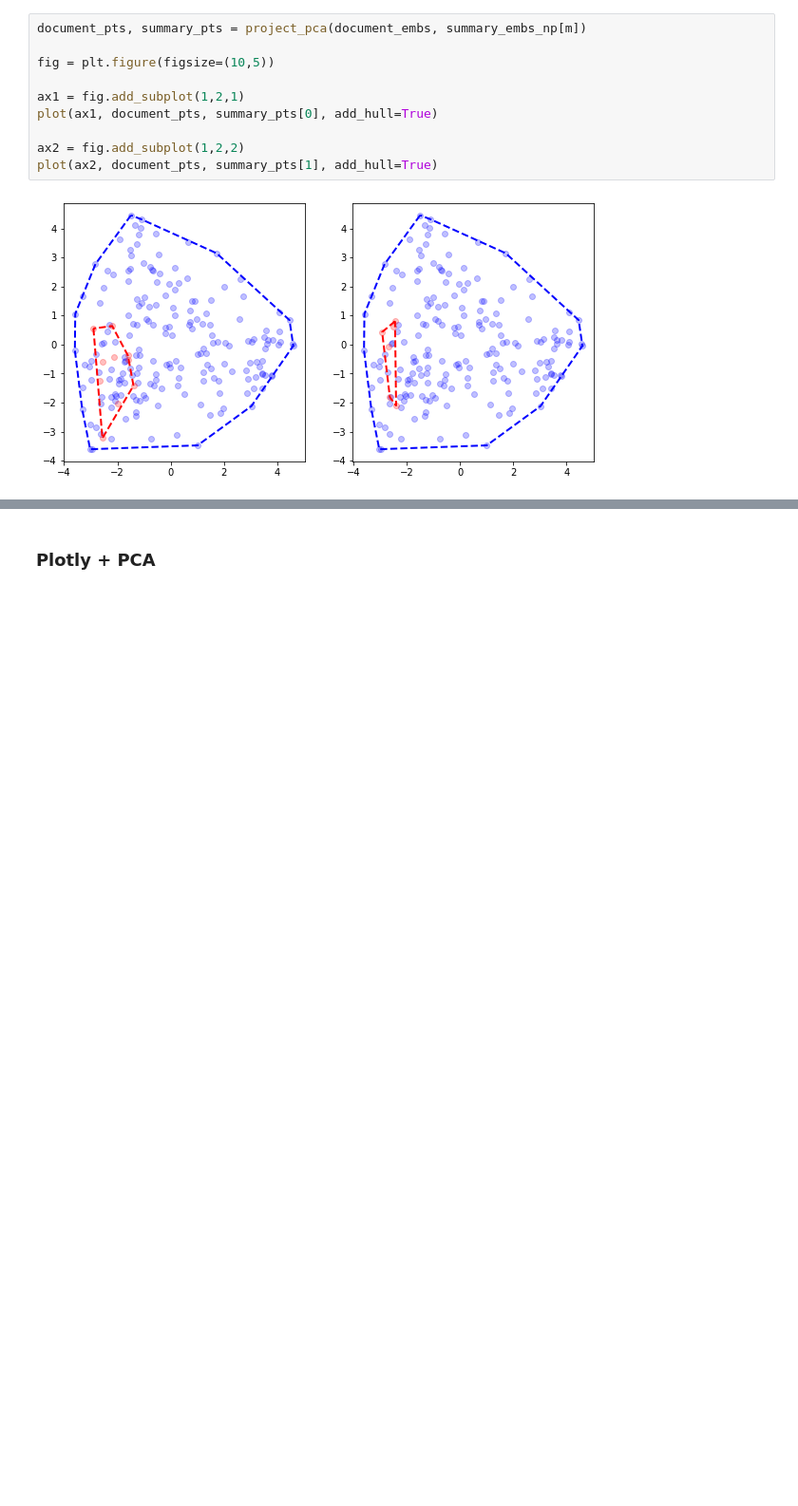
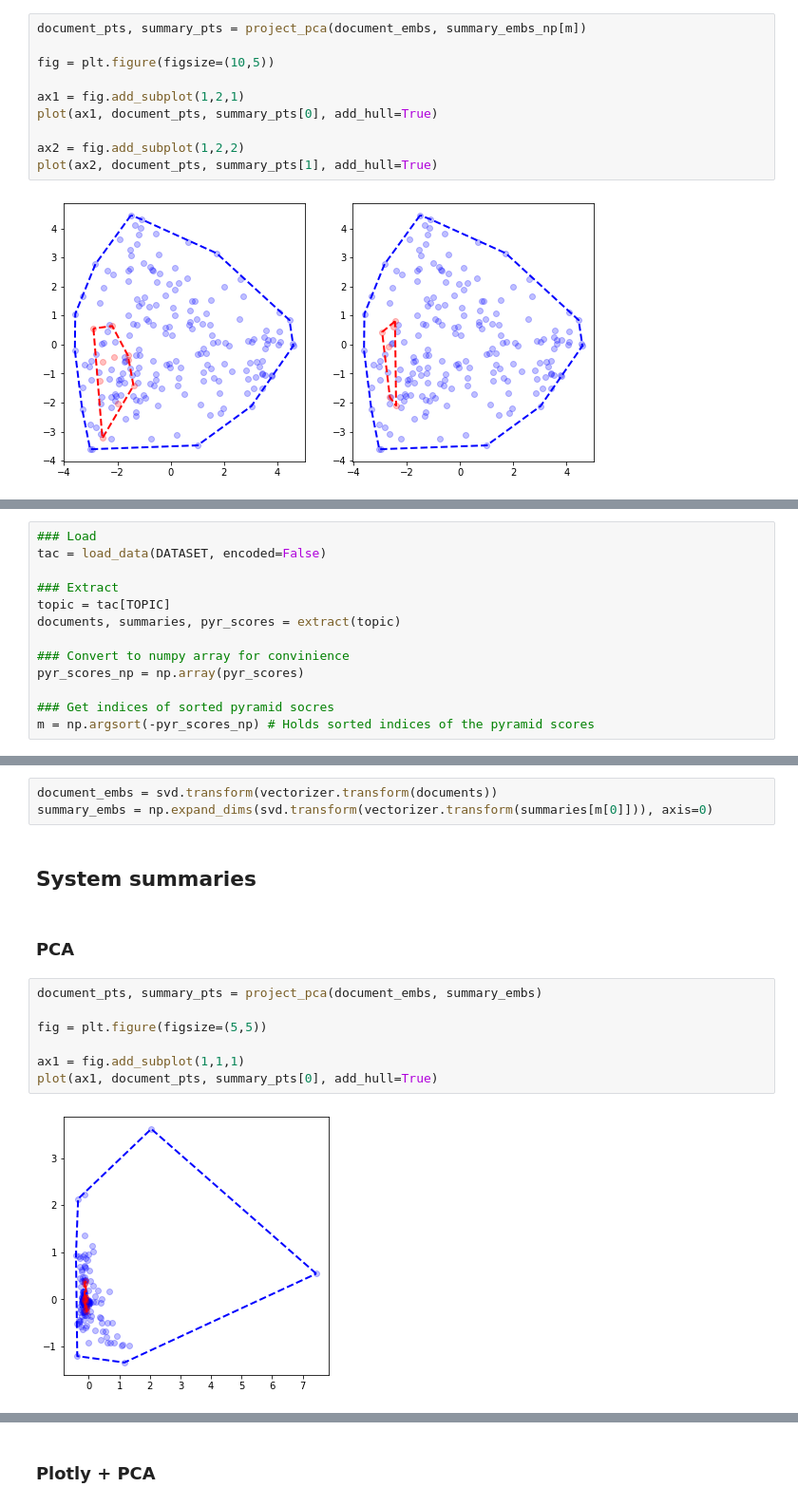
Before and after one commit to korunosk/geometry-of-text-summarization, a Jupyter notebook: main.ipynb, the cells around one changed output, grey strips where cells are left out. Shown: that part at 95% size. Saved outputs shown, nothing was run; the diff lists cells and outputs as text; blank space fills up the shorter version.

```diff
--- a/main.ipynb
+++ b/main.ipynb
@@ -333,0 +378,13 @@ plot(ax2, document_pts, summary_pts[1], add_hull=True)
+# %%
+### Load
+tac = load_data(DATASET, encoded=False)
+
+### Extract
+topic = tac[TOPIC]
+documents, summaries, pyr_scores = extract(topic)
+
+### Convert to numpy array for convinience
+pyr_scores_np = np.array(pyr_scores)
+
+### Get indices of sorted pyramid socres
+m = np.argsort(-pyr_scores_np) # Holds sorted indices of the pyramid scores
@@ -333,0 +405,16 @@ plot(ax2, document_pts, summary_pts[1], add_hull=True)
+# %%
+document_embs = svd.transform(vectorizer.transform(documents))
+summary_embs = np.expand_dims(svd.transform(vectorizer.transform(summaries[m[0]])), axis=0)
+# %% [markdown]
+## System summaries
+# %% [markdown]
+### PCA
+# %%
+document_pts, summary_pts = project_pca(document_embs, summary_embs)
+
+fig = plt.figure(figsize=(5,5))
+
+ax1 = fig.add_subplot(1,1,1)
+plot(ax1, document_pts, summary_pts[0], add_hull=True)
+# %% [output]
+[figure, added]
```
Also changed, not shown: parts of 49 cells of this notebook.
